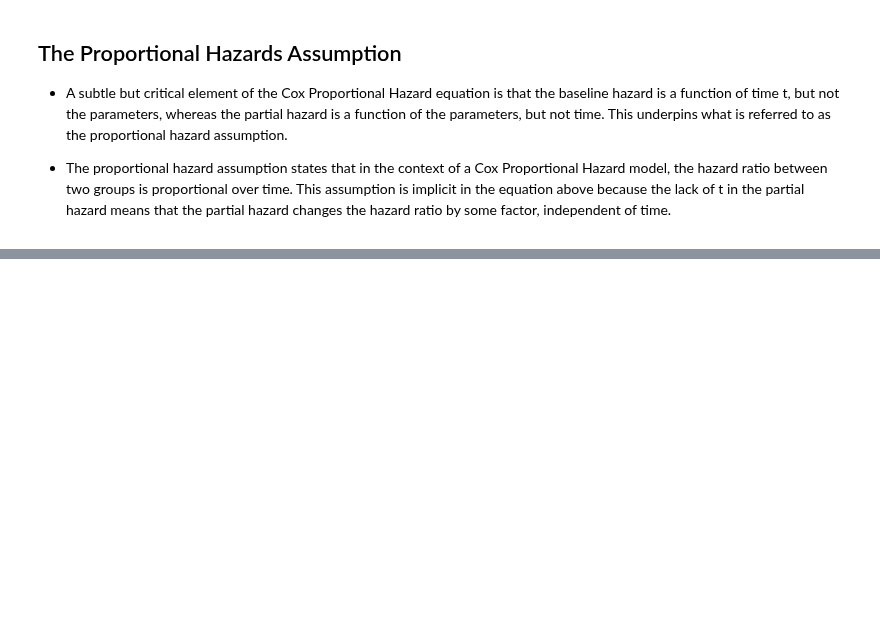
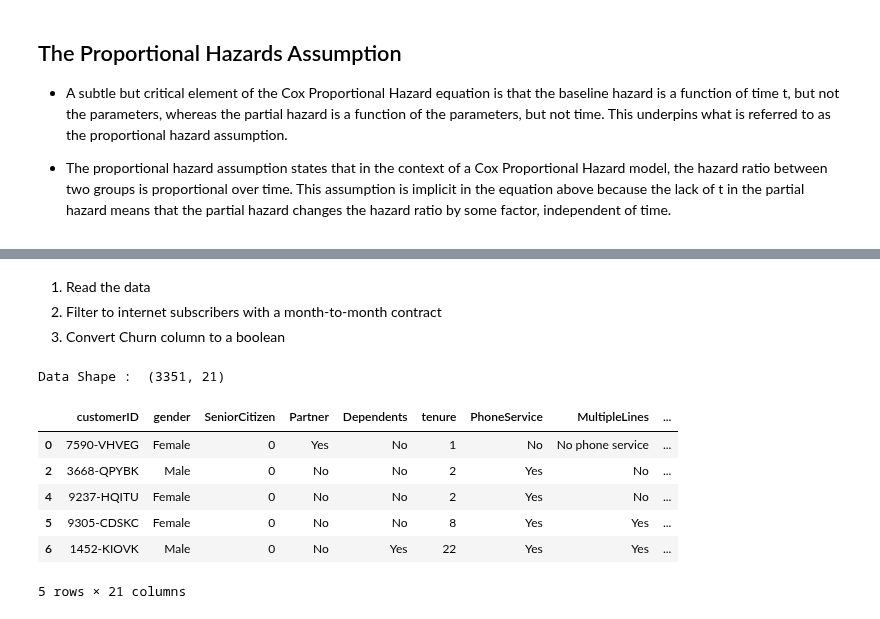
Before and after one commit to suvigyajain0101/CaseStudies, a Jupyter notebook: SurvivalAnalysis/03_Cox_Proportional_Hazards.ipynb, the cells around one changed output, grey strips where cells are left out. Saved outputs shown, nothing was run; the diff lists cells and outputs as text; code cells hidden in the pictures; blank space fills up the shorter version.

Commit message:
added data prep

```diff
--- a/SurvivalAnalysis/03_Cox_Proportional_Hazards.ipynb
+++ b/SurvivalAnalysis/03_Cox_Proportional_Hazards.ipynb
@@ -26,0 +53,26 @@
+# %% [markdown]
+1. Read the data
+2. Filter to internet subscribers with a month-to-month contract
+3. Convert Churn column to a boolean
+# %%
+df = pd.read_csv('/content/Telco-Customer-Churn.csv')
+
+# To keep the analysis focused, let's just filter to internet subscribers with a month-to-month contract
+df = df[df['Contract'] == 'Month-to-month']
+
+df = df[df['InternetService'] != 'No']
+
+# Convert Churn column to a boolean
+df['Churn'] = df['Churn'].replace(to_replace=['No', 'Yes'], value=[0, 1])
+
+print('Data Shape : ', df.shape)
+df.head()
+# %% [output]
+Data Shape :  (3351, 21)
+|  | customerID | gender | SeniorCitizen | Partner | Dependents | tenure | PhoneService | MultipleLines | ... |
+| 0 | 7590-VHVEG | Female | 0 | Yes | No | 1 | No | No phone service | ... |
+| 2 | 3668-QPYBK | Male | 0 | No | No | 2 | Yes | No | ... |
+| 4 | 9237-HQITU | Female | 0 | No | No | 2 | Yes | No | ... |
+| 5 | 9305-CDSKC | Female | 0 | No | No | 8 | Yes | Yes | ... |
+| 6 | 1452-KIOVK | Male | 0 | No | Yes | 22 | Yes | Yes | ... |
+5 rows × 21 columns
```
Also changed, not shown: parts of 4 cells of this notebook.
